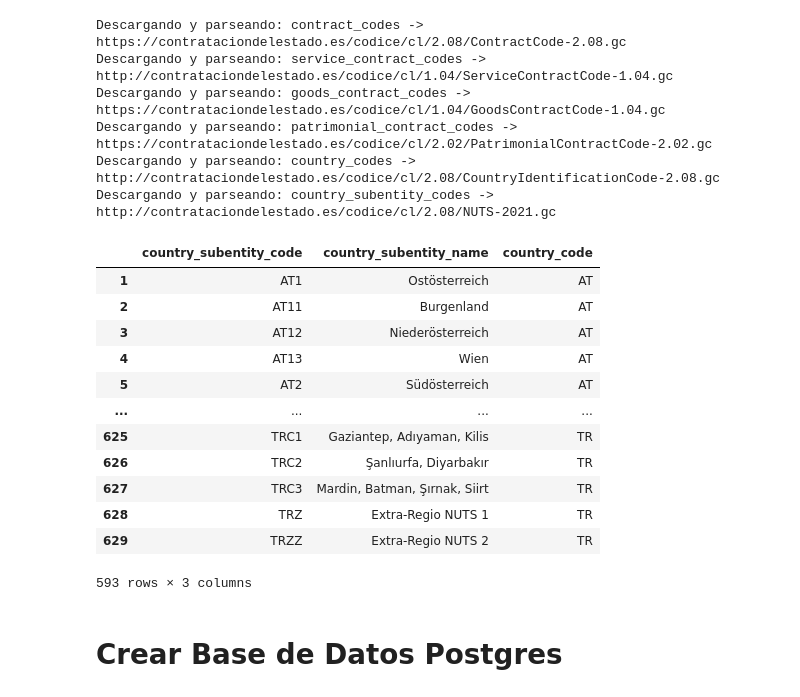
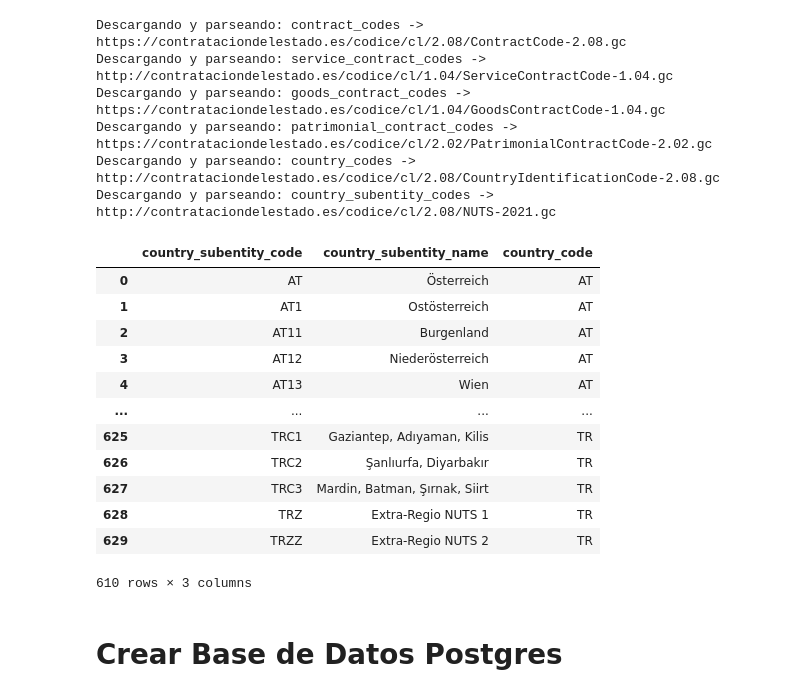
Before and after one commit to Rodrigo-gon-pul/place-rag-backend, a Jupyter notebook: create_place_db.ipynb, the cells around one changed output. Saved outputs shown, nothing was run; the diff lists cells and outputs as text; code cells hidden in the pictures.

```diff
--- a/create_place_db.ipynb
+++ b/create_place_db.ipynb
@@ -85,26 +85,25 @@ df_country_subentity_codes = dataframes_dict["country_subentity_codes"]
 # %%
 df_country_subentity_codes["country_code"] = df_country_subentity_codes["country_subentity_code"].str[:2]
 
-# Eliminar las filas que correspondan a países "puros"
-# Es decir, aquellos códigos de longitud == 2:
-df_country_subentity_codes = df_country_subentity_codes[df_country_subentity_codes["country_subentity_code"].str.len() > 2]
+# Eliminar las filas que no tengan un país asociado
+df_country_subentity_codes = df_country_subentity_codes[df_country_subentity_codes['country_code'].isin(df_country_codes['country_code'])]
 
 # Ahora df_country_subentity_codes tiene sólo subentidades con sus códigos y nombre
 df_country_subentity_codes
 # %% [output]
 |  | country_subentity_code | country_subentity_name | country_code |
+| 0 | AT | Österreich | AT |
 | 1 | AT1 | Ostösterreich | AT |
 | 2 | AT11 | Burgenland | AT |
 | 3 | AT12 | Niederösterreich | AT |
 | 4 | AT13 | Wien | AT |
-| 5 | AT2 | Südösterreich | AT |
 | ... | ... | ... | ... |
 | 625 | TRC1 | Gaziantep, Adıyaman, Kilis | TR |
 | 626 | TRC2 | Şanlıurfa, Diyarbakır | TR |
 | 627 | TRC3 | Mardin, Batman, Şırnak, Siirt | TR |
 | 628 | TRZ | Extra-Regio NUTS 1 | TR |
 | 629 | TRZZ | Extra-Regio NUTS 2 | TR |
-593 rows × 3 columns
+610 rows × 3 columns
 # %%
 # Define namespaces
 ns = {
```
Also changed, not shown: parts of 7 cells of this notebook, 7 other files.
